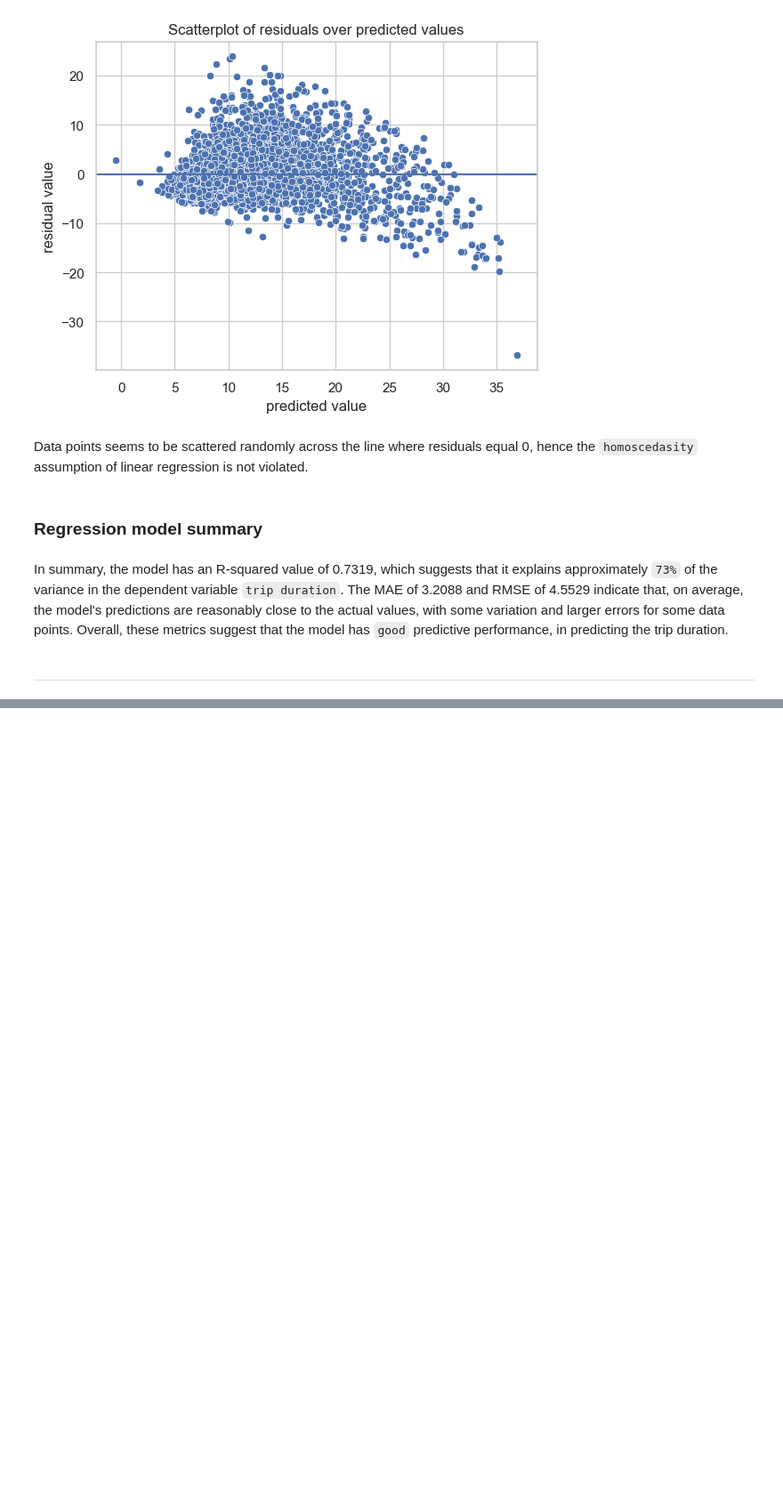
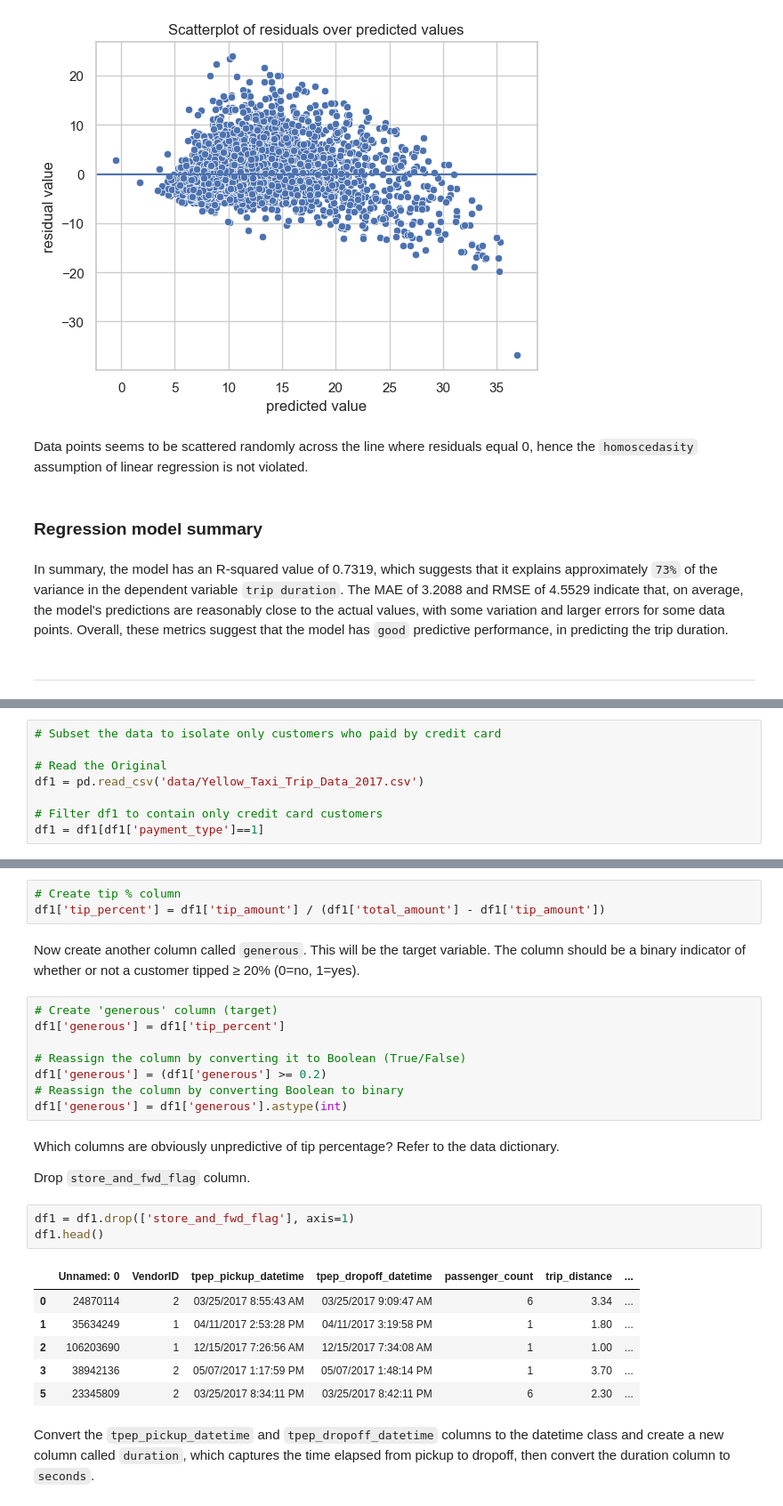
Before and after one commit to farahdahir/Automatidata, a Jupyter notebook: automatidata.ipynb, the cells around one changed output, grey strips where cells are left out. Shown at 89% size. Saved outputs shown, nothing was run; the diff lists cells and outputs as text; blank space fills up the shorter version.

```diff
--- a/automatidata.ipynb
+++ b/automatidata.ipynb
@@ -890,0 +913,8 @@ The New York City Taxi & Limousine Commission (New York City TLC), also requeste
+# %%
+# Subset the data to isolate only customers who paid by credit card
+
+# Read the Original
+df1 = pd.read_csv('data/Yellow_Taxi_Trip_Data_2017.csv')
+
+# Filter df1 to contain only credit card customers
+df1 = df1[df1['payment_type']==1]
@@ -890,0 +931,29 @@ The New York City Taxi & Limousine Commission (New York City TLC), also requeste
+# %%
+# Create tip % column
+df1['tip_percent'] = df1['tip_amount'] / (df1['total_amount'] - df1['tip_amount'])
+# %% [markdown]
+Now create another column called `generous`. This will be the target variable. The column should be a binary indicator of whether or not a customer tipped ≥ 20% (0=no, 1=yes).
+# %%
+# Create 'generous' column (target)
+df1['generous'] = df1['tip_percent']
+
+# Reassign the column by converting it to Boolean (True/False)
+df1['generous'] = (df1['generous'] >= 0.2)
+# Reassign the column by converting Boolean to binary
+df1['generous'] = df1['generous'].astype(int)
+# %% [markdown]
+Which columns are obviously unpredictive of tip percentage? Refer to the data dictionary.
+
+Drop `store_and_fwd_flag` column.
+# %%
+df1 = df1.drop(['store_and_fwd_flag'], axis=1)
+df1.head()
+# %% [output]
+|  | Unnamed: 0 | VendorID | tpep_pickup_datetime | tpep_dropoff_datetime | passenger_count | trip_distance | ... |
+| 0 | 24870114 | 2 | 03/25/2017 8:55:43 AM | 03/25/2017 9:09:47 AM | 6 | 3.34 | ... |
+| 1 | 35634249 | 1 | 04/11/2017 2:53:28 PM | 04/11/2017 3:19:58 PM | 1 | 1.80 | ... |
+| 2 | 106203690 | 1 | 12/15/2017 7:26:56 AM | 12/15/2017 7:34:08 AM | 1 | 1.00 | ... |
+| 3 | 38942136 | 2 | 05/07/2017 1:17:59 PM | 05/07/2017 1:48:14 PM | 1 | 3.70 | ... |
+| 5 | 23345809 | 2 | 03/25/2017 8:34:11 PM | 03/25/2017 8:42:11 PM | 6 | 2.30 | ... |
+# %% [markdown]
+Convert the `tpep_pickup_datetime` and `tpep_dropoff_datetime` columns to the datetime class and create a new column called `duration`, which captures the time elapsed from pickup to dropoff, then convert the duration column to `seconds`.
```
Also changed, not shown: parts of 51 cells of this notebook.
